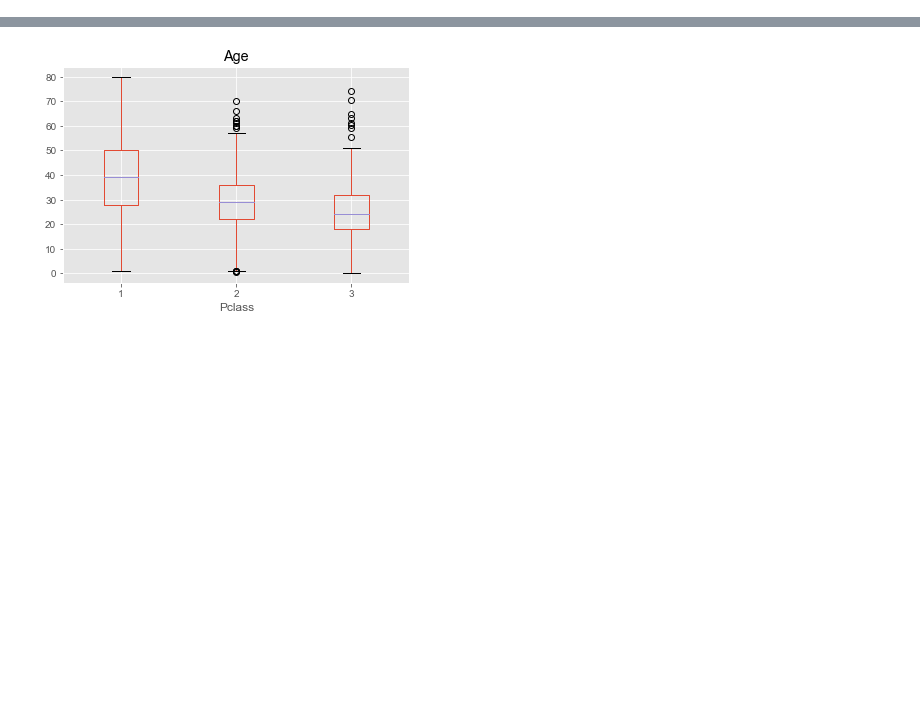
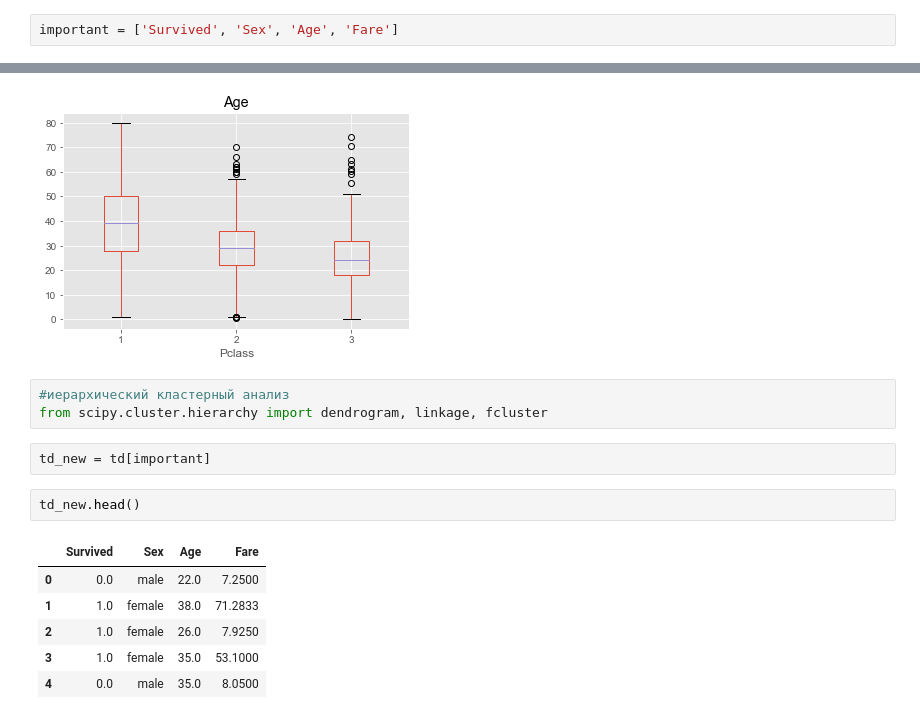
Before and after one commit to Gloriel/Kaggle, a Jupyter notebook: Titanic/Titanic_base.ipynb, the cells around one changed output, grey strips where cells are left out. Drawn from its saved outputs; the diff is of its cells as text; blank space fills up the shorter version.

```diff
--- a/Titanic/Titanic_base.ipynb
+++ b/Titanic/Titanic_base.ipynb
@@ -31,5 +36,7 @@ td.head(3)
 | 0 | 1 | 0.0 | 3 | Braund, Mr. Owen Harris | male | 22.0 | 1 | 0 | A/5 21171 | 7.2500 | ... |
 | 1 | 2 | 1.0 | 1 | Cumings, Mrs. John Bradley (Flore... | female | 38.0 | 1 | 0 | PC 17599 | 71.2833 | ... |
 | 2 | 3 | 1.0 | 3 | Heikkinen, Miss. Laina | female | 26.0 | 0 | 0 | STON/O2. 3101282 | 7.9250 | ... |
+# %%
+important = ['Survived', 'Sex', 'Age', 'Fare']
 # %%
 td.info()
@@ -136,3 +292,17 @@ ax.get_figure().suptitle('')
 # %% [output]
 Text(0.5, 0.98, '')
 [figure]
+# %%
+#иерархический кластерный анализ
+from scipy.cluster.hierarchy import dendrogram, linkage, fcluster
+# %%
+td_new = td[important]
+# %%
+td_new.head()
+# %% [output]
+|  | Survived | Sex | Age | Fare |
+| 0 | 0.0 | male | 22.0 | 7.2500 |
+| 1 | 1.0 | female | 38.0 | 71.2833 |
+| 2 | 1.0 | female | 26.0 | 7.9250 |
+| 3 | 1.0 | female | 35.0 | 53.1000 |
+| 4 | 0.0 | male | 35.0 | 8.0500 |
```
Also changed, not shown: parts of 16 cells of this notebook.
